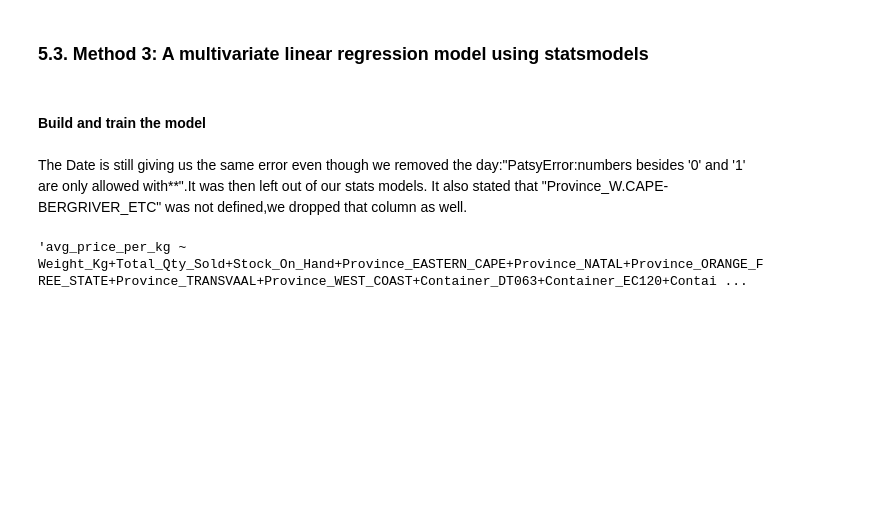
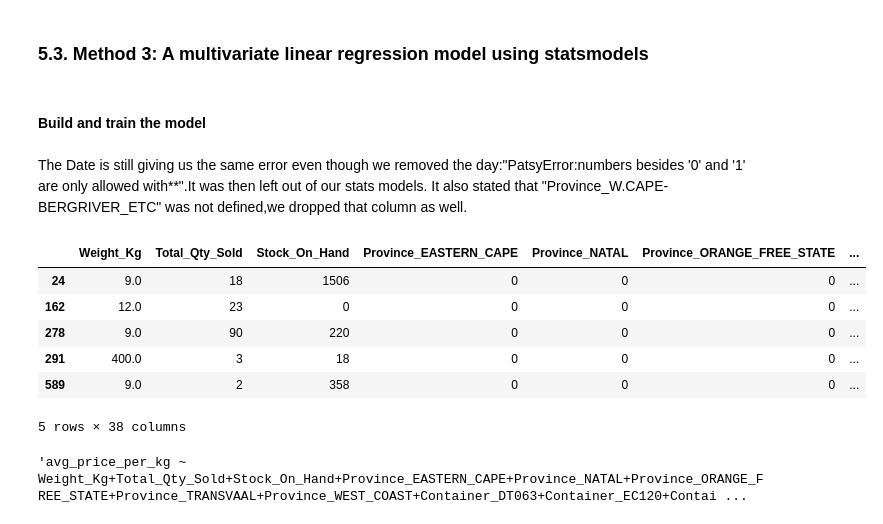
Before and after one commit to lkrump7/regression-apples-predict-api-template, a Jupyter notebook: Linear Regression team TS2.ipynb, the cells around one changed output. Drawn from its saved outputs; the diff is of its cells as text; code cells hidden in the pictures; blank space fills up the shorter version.

```diff
--- a/Linear Regression team TS2.ipynb
+++ b/Linear Regression team TS2.ipynb
@@ -601,6 +656,16 @@ train2 = train.copy()
 #Droping the column from our copy of the train dataframe.
 train2 = train2[train2["Province_W.CAPE-BERGRIVER_ETC"] == 1]
 train2 = train2.drop(["Province_W.CAPE-BERGRIVER_ETC"], axis=1)
+# %%
+train2.head()
+# %% [output]
+|  | Weight_Kg | Total_Qty_Sold | Stock_On_Hand | Province_EASTERN_CAPE | Province_NATAL | Province_ORANGE_FREE_STATE | ... |
+| 24 | 9.0 | 18 | 1506 | 0 | 0 | 0 | ... |
+| 162 | 12.0 | 23 | 0 | 0 | 0 | 0 | ... |
+| 278 | 9.0 | 90 | 220 | 0 | 0 | 0 | ... |
+| 291 | 400.0 | 3 | 18 | 0 | 0 | 0 | ... |
+| 589 | 9.0 | 2 | 358 | 0 | 0 | 0 | ... |
+5 rows × 38 columns
 # %%
 #Generating the regression string
 formula_str = train2.columns[-1]+' ~ '+'+'.join(train2.columns[0:27]); formula_str
```
Also changed, not shown: parts of 24 cells of this notebook.
